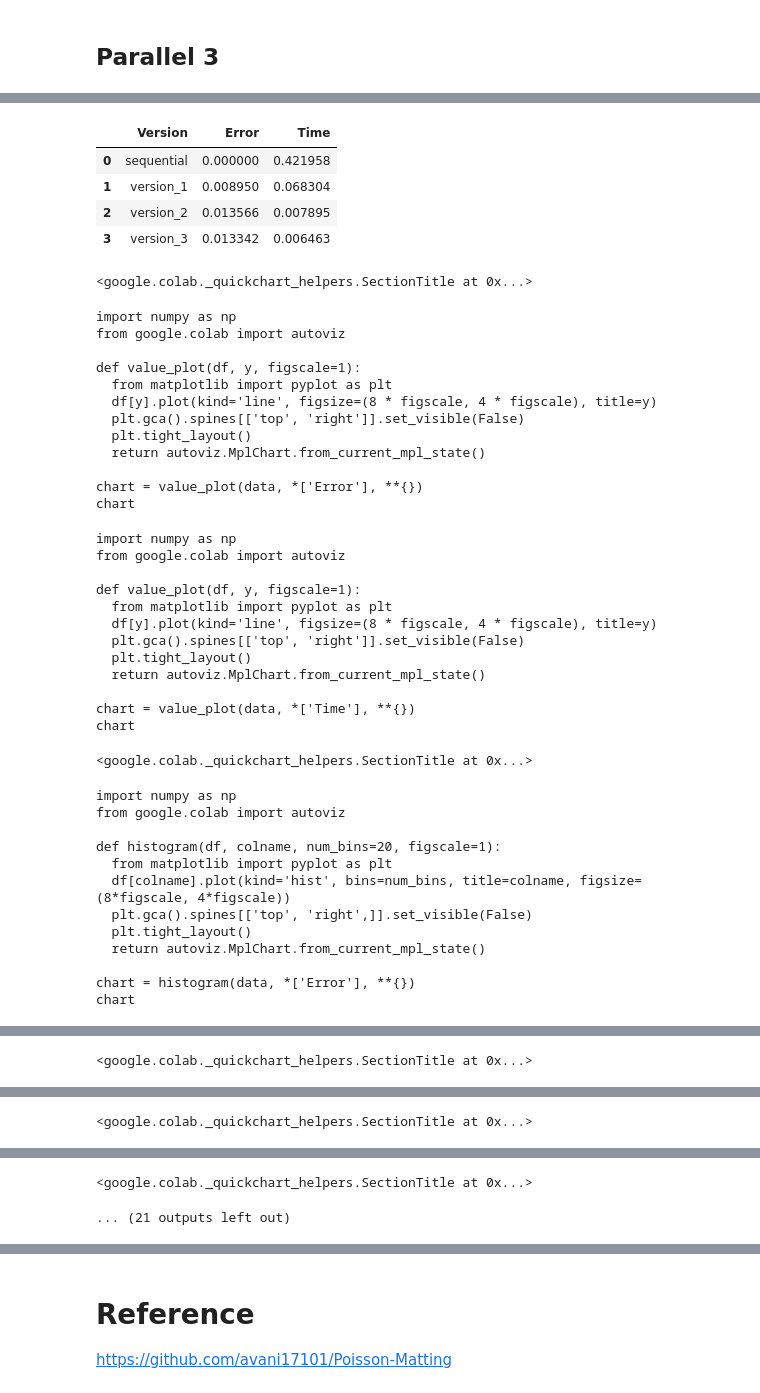
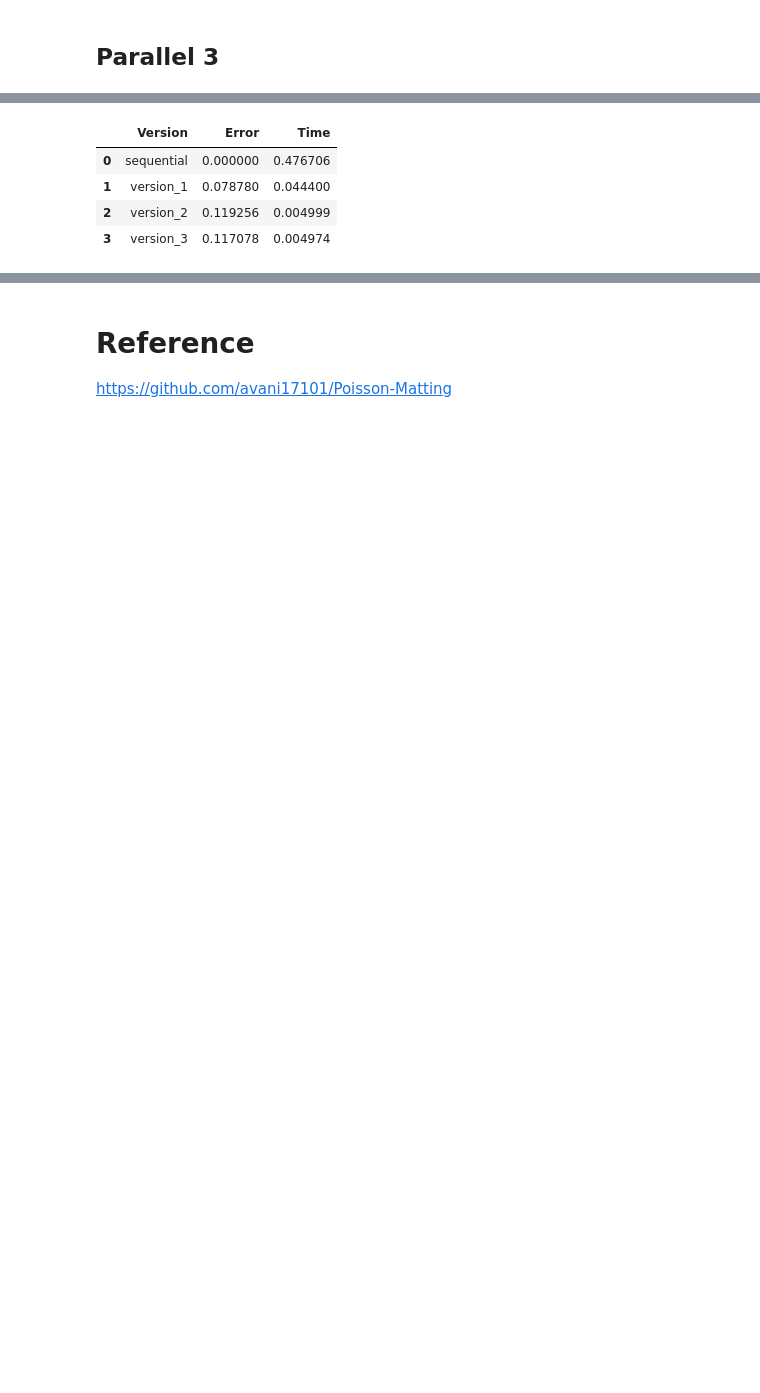
Before and after one commit to ntminh981/ApplyParallelProgramming_Group5, a Jupyter notebook: Parallel/PoissionMatting_Parallel.ipynb, the cells around one changed output, grey strips where cells are left out. Cells and saved outputs as stored; diff of their text form; code cells hidden in the pictures; blank space fills up the shorter version.

Commit message:
Modìied final version

```diff
--- a/Parallel/PoissionMatting_Parallel.ipynb
+++ b/Parallel/PoissionMatting_Parallel.ipynb
@@ -490,0 +317,12 @@ def matting_combined(tri, img_gray, useCuda=0):
+# %%
+@cuda.jit
+def globalAlphaMatting_parallel_2(alpha,prev_alpha,d2alpha,unknown_seg,beta = 1):
+    row, col = cuda.grid(2)
+
+    k=0
+    if (col < alpha.shape[1]) and (row < alpha.shape[0]):  # Check array boundaries
+      if unknown_seg[row,col]:
+        while unknown_seg[row-1,col] or unknown_seg[row,col-1]:
+          pass
+        alpha[row,col] = beta*(alpha[row-1,col]+alpha[row,col-1]+prev_alpha[row,col+1]+prev_alpha[row+1,col] - d2alpha[row,col])/4
+        unknown_seg[row,col] = False
@@ -490,0 +335,11 @@ def matting_combined(tri, img_gray, useCuda=0):
+# %%
+@cuda.jit
+def globalAlphaMatting_parallel_3(alpha,prev_alpha,d2alpha,unknown_seg,beta = 1):
+    row, col = cuda.grid(2)
+
+    if (col < alpha.shape[1]) and (row < alpha.shape[0]):  # Check array boundaries
+      if unknown_seg[row,col]:
+        while unknown_seg[row-1,col] or unknown_seg[row,col-1]:
+          pass
+        alpha[row,col] = beta*(alpha[row-1,col]+alpha[row,col-1]+prev_alpha[row,col+1]+prev_alpha[row+1,col] - d2alpha[row,col])/4
+        unknown_seg[row,col] = 0
@@ -631,57 +599,22 @@ display_img_arr([new_img ], 1,2,(10,10),['img with new bg'])
 # %%
+from sklearn.metrics import mean_squared_error
 import pandas as pd
 
 sequential_ver = result['sequential']
+n_unknown = np.count_nonzero(result['sequential']['mask_unknown']==True)
 table = [('sequential', 0, sequential_ver['time'])]
 
 for version in result:
   if version != 'sequential':
-    diff = np.mean(np.abs(sequential_ver['alpha'] - result[version]['alpha']))
+    diff = np.sum(np.abs(sequential_ver['alpha'] - result[version]['alpha']))#.sum()#.mean()
+    diff /= n_unknown
     table.append((version, diff, result[version]['time']))
 
 data = pd.DataFrame(table, columns=['Version', 'Error', 'Time'])
 data
 # %% [output]
 |  | Version | Error | Time |
-| 0 | sequential | 0.000000 | 0.421958 |
-| 1 | version_1 | 0.008950 | 0.068304 |
-| 2 | version_2 | 0.013566 | 0.007895 |
-| 3 | version_3 | 0.013342 | 0.006463 |
+| 0 | sequential | 0.000000 | 0.476706 |
+| 1 | version_1 | 0.078780 | 0.044400 |
+| 2 | version_2 | 0.119256 | 0.004999 |
+| 3 | version_3 | 0.117078 | 0.004974 |
-<google.colab._quickchart_helpers.SectionTitle at 0x...>
-import numpy as np
-from google.colab import autoviz
-
-def value_plot(df, y, figscale=1):
-  from matplotlib import pyplot as plt
-  df[y].plot(kind='line', figsize=(8 * figscale, 4 * figscale), title=y)
-  plt.gca().spines[['top', 'right']].set_visible(False)
-  plt.tight_layout()
-  return autoviz.MplChart.from_current_mpl_state()
-
-chart = value_plot(data, *['Error'], **{})
-chart
-import numpy as np
-from google.colab import autoviz
-
-def value_plot(df, y, figscale=1):
-  from matplotlib import pyplot as plt
-  df[y].plot(kind='line', figsize=(8 * figscale, 4 * figscale), title=y)
-  plt.gca().spines[['top', 'right']].set_visible(False)
-  plt.tight_layout()
-  return autoviz.MplChart.from_current_mpl_state()
-
-chart = value_plot(data, *['Time'], **{})
-chart
-<google.colab._quickchart_helpers.SectionTitle at 0x...>
-import numpy as np
-from google.colab import autoviz
-
-def histogram(df, colname, num_bins=20, figscale=1):
-  from matplotlib import pyplot as plt
-  df[colname].plot(kind='hist', bins=num_bins, title=colname, figsize=(8*figscale, 4*figscale))
-  plt.gca().spines[['top', 'right',]].set_visible(False)
-  plt.tight_layout()
-  return autoviz.MplChart.from_current_mpl_state()
-
-chart = histogram(data, *['Error'], **{})
-chart
@@ -700 +620,0 @@ chart
-<google.colab._quickchart_helpers.SectionTitle at 0x...>
@@ -713 +620,0 @@ chart
-<google.colab._quickchart_helpers.SectionTitle at 0x...>
@@ -729,2 +620,0 @@ chart
-<google.colab._quickchart_helpers.SectionTitle at 0x...>
-... (21 outputs left out)
```
Also changed, not shown: parts of 54 cells of this notebook.
